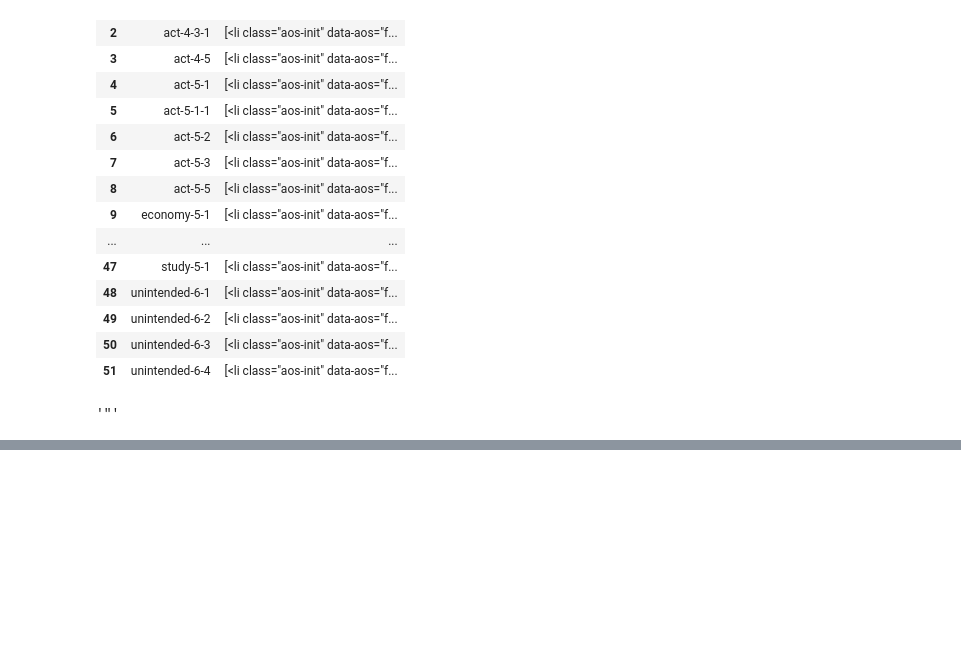
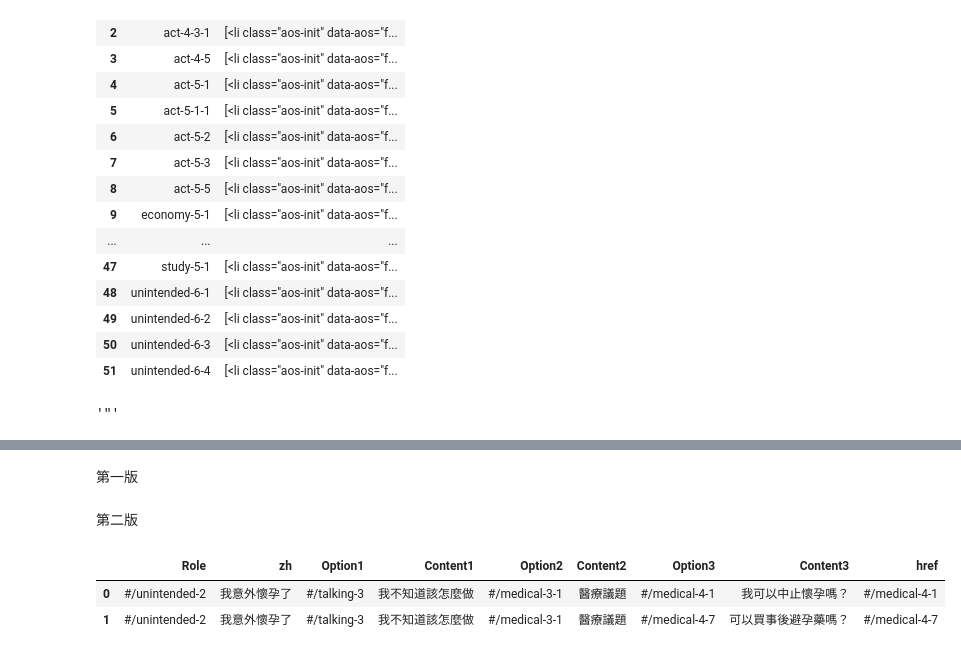
Before and after one commit to TzuChingg/Aragaki-Yui2, a Jupyter notebook: 小蝴蝶.ipynb, the cells around one changed output, grey strips where cells are left out. Cells and saved outputs as stored; diff of their text form; code cells hidden in the pictures; blank space fills up the shorter version.

```diff
--- a/小蝴蝶.ipynb
+++ b/小蝴蝶.ipynb
@@ -89,10 +10,4 @@ price
 # %%
-from selenium import webdriver
-from bs4 import BeautifulSoup
-import re
-import time
-import json
-
 web = webdriver.Chrome()
 base = 'https://paela-iecosystem.meida.tw/'
 # url = 'https://paela-iecosystem.meida.tw/#/intimacy-4-2'
@@ -126,11 +41,14 @@ for k in Role:
             Soup = BeautifulSoup(page,"lxml")
             State3 = Soup.select("#\#app > div > div:nth-child(2) > div:nth-child(7) > main > section.container.step-rwd > div > div.container.step-box > div > ul > li > a")
             for o, p in enumerate(State3):
-                str3 = '{\'Option3\':\'' + State3[o]['href'] + '\',\'Content\':\'' + State3[o].text + '\'}'
-                str2 = '{\'Option2\':\'' + State2[m]['href'] + '\',\'Content\':\'' + State2[m].text + '\',\'State3\':' + str3 + '}'
-                str1 = '{\'Option1\':\'' + State1[i]['href'] + '\',\'Content\':\'' + State1[i].text + '\',\'State2\':' + str2 + '}'
-                str0 = '{\'Role\':\'' + Role[0] + '\',\'Content\':\'' + zh[0] + '\',\'State\':' + str1 + '}'
+                str3 = '{"Option3":"' + State3[o]["href"] + '","Content":"' + State3[o].text + '"}'
+                str2 = '{"Option2":"' + State2[m]["href"] + '","Content":"' + State2[m].text + '","State3":' + str3 + '}'
+                str1 = '{"Option1":"' + State1[i]["href"] + '","Content":"' + State1[i].text + '","State2":' + str2 + '}'
+                str0 = '{"Role":"' + Role[0] + '","Content":"' + zh[0] + '","State":' + str1 + '}'
                 string.append(str0)
+                # json_acceptable_string = str0.replace("'", "\"")
+                # strf = json.loads(json_acceptable_string)
+                # string.append(strf)
 
                 # string.append(Role[0] + ', ' + zh[0] + ', '
                 #                 + State1[i]['href'] + ', ' + State1[i].text + ', '
@@ -193,12 +129,3 @@ State2
  <a class="" href="#/MentalCare-4-3">身心照顧</a>,
  <a class="" href="#/FamilyRelation-3-2">家庭關係</a>,
  <a class="" href="#/chat">我需要幫助</a>]
-# %%
-for i in State1:
-    Options = State1[i]['href']
-    url = base + Options
-    web.get(url)
-    page = web.page_source
-    web.close()
-    Soup = BeautifulSoup(page,"lxml")
-    State2 = Soup.select("#\#app > div > div:nth-child(2) > div:nth-child(7) > main > section.container.step-rwd > div > div.container.step-box > div > ul > li > a")
@@ -214,3 +131,0 @@ State1
-# %%
-Options = Soup.select("#\#app > div > div:nth-child(2) > div:nth-child(7) > main > section.choose.container.phone-container ")
-Options
@@ -293,0 +278,2 @@ json_str = data.to_json(orient='records',force_ascii=False)
+# %% [markdown]
+第一版
@@ -293,0 +303,12 @@ json_str = data.to_json(orient='records',force_ascii=False)
+# %% [markdown]
+第二版
+# %%
+A = pd.DataFrame(string)
+A[['Role', 'zh', 'Option1', 'Content1', 'Option2', 'Content2', 'Option3', 'Content3', 'href']] = A[0].str.split(",", expand=True)
+A.drop(columns=0, inplace=True)
+# %%
+A.head(2)
+# %% [output]
+|  | Role | zh | Option1 | Content1 | Option2 | Content2 | Option3 | Content3 | href |
+| 0 | #/unintended-2 | 我意外懷孕了 | #/talking-3 | 我不知道該怎麼做 | #/medical-3-1 | 醫療議題 | #/medical-4-1 | 我可以中止懷孕嗎？ | #/medical-4-1 |
+| 1 | #/unintended-2 | 我意外懷孕了 | #/talking-3 | 我不知道該怎麼做 | #/medical-3-1 | 醫療議題 | #/medical-4-7 | 可以買事後避孕藥嗎？ | #/medical-4-7 |
```
Also changed, not shown: parts of 35 cells of this notebook.
